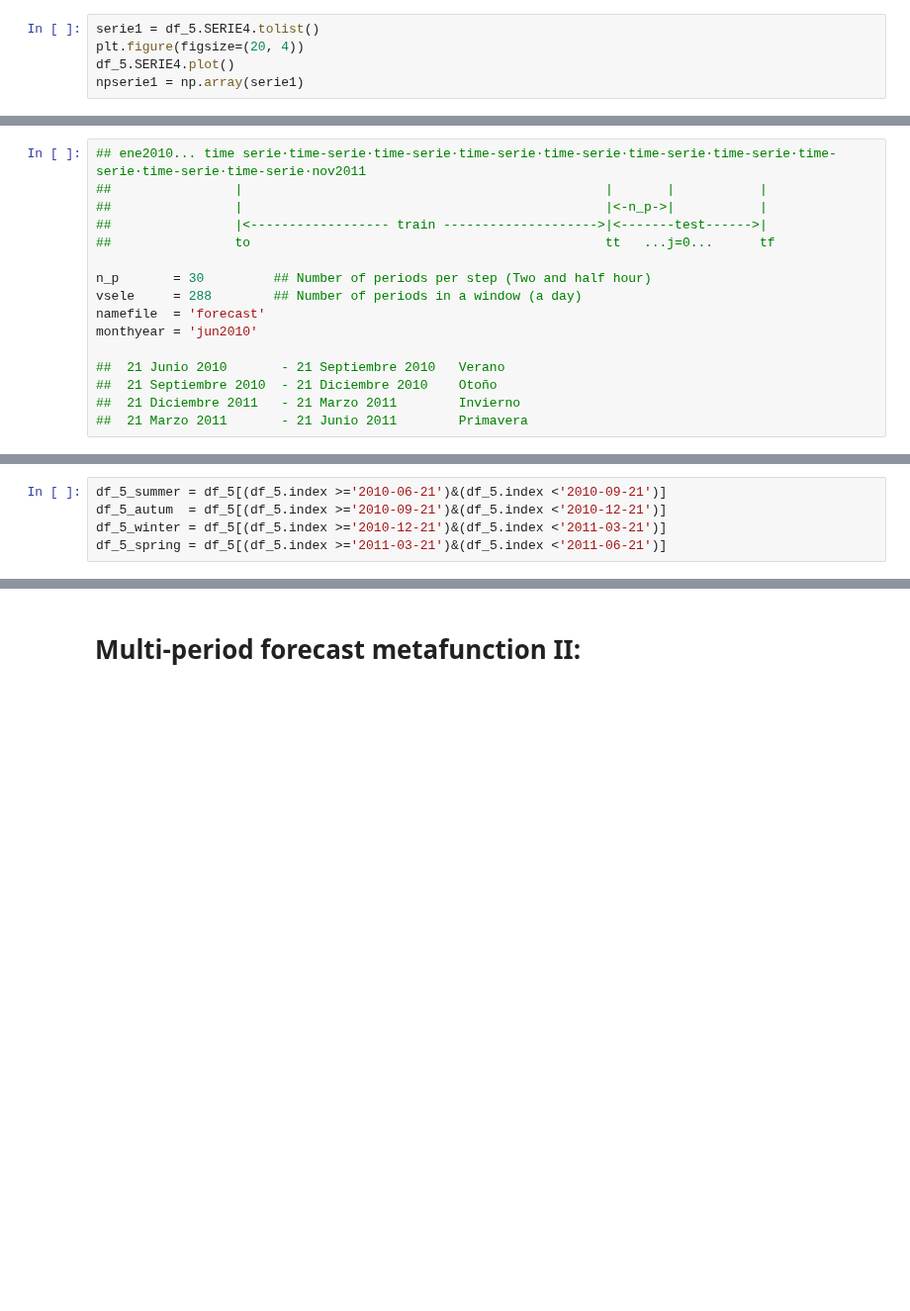
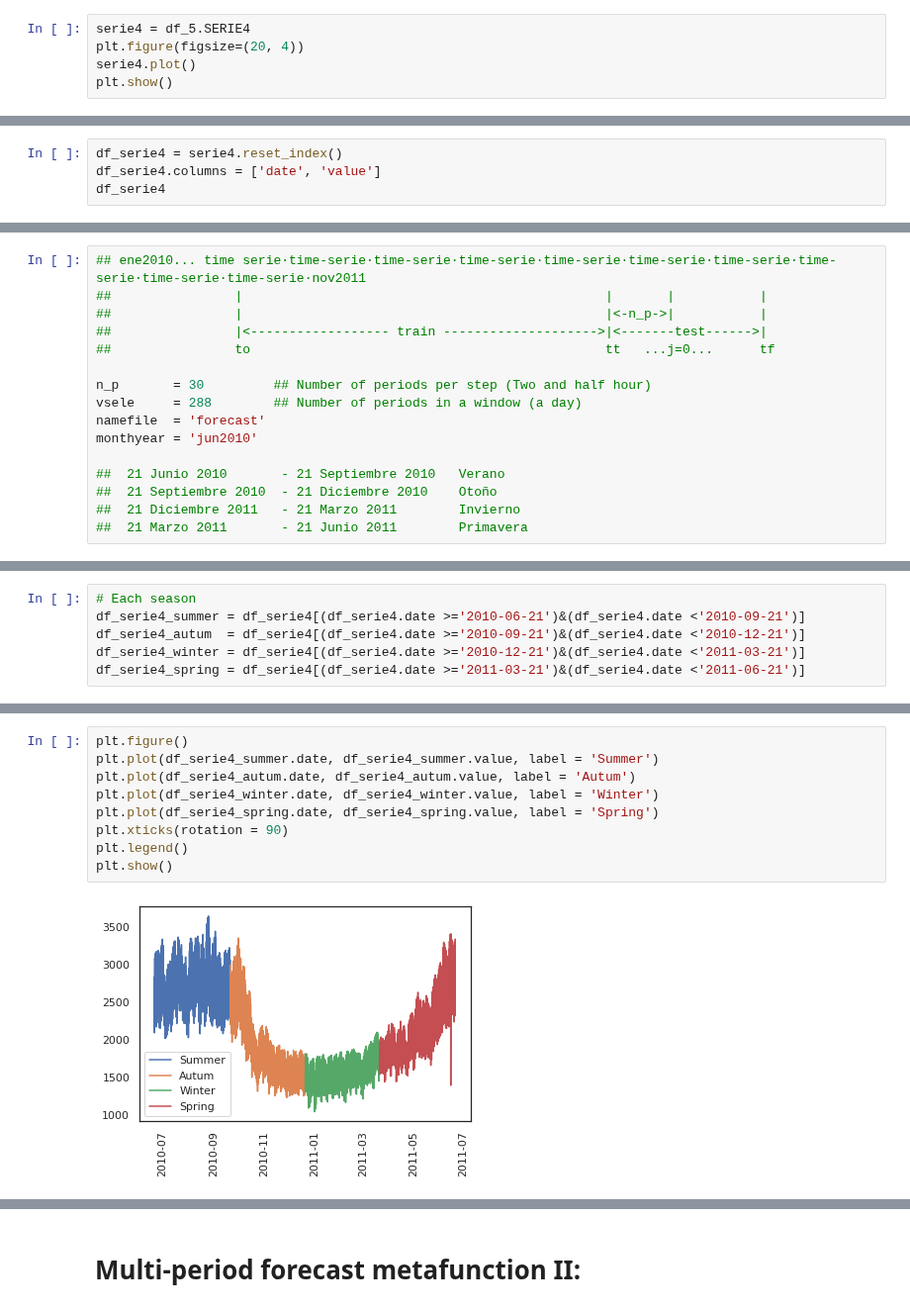
Before and after one commit to urieliram/analog, a Jupyter notebook: sandbox.ipynb, the cells around one changed output, grey strips where cells are left out. Shown at 99% size. Saved outputs shown, nothing was run; the diff lists cells and outputs as text; blank space fills up the shorter version.

Commit message:
Función train_test_season

```diff
--- a/sandbox.ipynb
+++ b/sandbox.ipynb
@@ -602,9 +612,9 @@ print(get_index_day(df_5[serie],1,1,2011))    ## new year 2011
 # %% [markdown]
 # Parameter and series selection
 # %%
-serie1 = df_5.SERIE4.tolist()
+serie4 = df_5.SERIE4
 plt.figure(figsize=(20, 4))
-df_5.SERIE4.plot()
-npserie1 = np.array(serie1)
+serie4.plot()
+plt.show()
 # %% [output]
 [figure]
@@ -612,0 +621,4 @@ df_5
+# %%
+df_serie4 = serie4.reset_index()
+df_serie4.columns = ['date', 'value']
+df_serie4
@@ -629,5 +657,6 @@ monthyear = 'jun2010'
 # %%
-df_5_summer = df_5[(df_5.index >='2010-06-21')&(df_5.index <'2010-09-21')]
-df_5_autum  = df_5[(df_5.index >='2010-09-21')&(df_5.index <'2010-12-21')]
-df_5_winter = df_5[(df_5.index >='2010-12-21')&(df_5.index <'2011-03-21')]
-df_5_spring = df_5[(df_5.index >='2011-03-21')&(df_5.index <'2011-06-21')]
+# Each season
+df_serie4_summer = df_serie4[(df_serie4.date >='2010-06-21')&(df_serie4.date <'2010-09-21')]
+df_serie4_autum  = df_serie4[(df_serie4.date >='2010-09-21')&(df_serie4.date <'2010-12-21')]
+df_serie4_winter = df_serie4[(df_serie4.date >='2010-12-21')&(df_serie4.date <'2011-03-21')]
+df_serie4_spring = df_serie4[(df_serie4.date >='2011-03-21')&(df_serie4.date <'2011-06-21')]
@@ -683,0 +681,11 @@ TypeError: ignored
+# %%
+plt.figure()
+plt.plot(df_serie4_summer.date, df_serie4_summer.value, label = 'Summer')
+plt.plot(df_serie4_autum.date, df_serie4_autum.value, label = 'Autum')
+plt.plot(df_serie4_winter.date, df_serie4_winter.value, label = 'Winter')
+plt.plot(df_serie4_spring.date, df_serie4_spring.value, label = 'Spring')
+plt.xticks(rotation = 90)
+plt.legend()
+plt.show()
+# %% [output]
+[figure, added]
```
Also changed, not shown: parts of 19 cells of this notebook.
